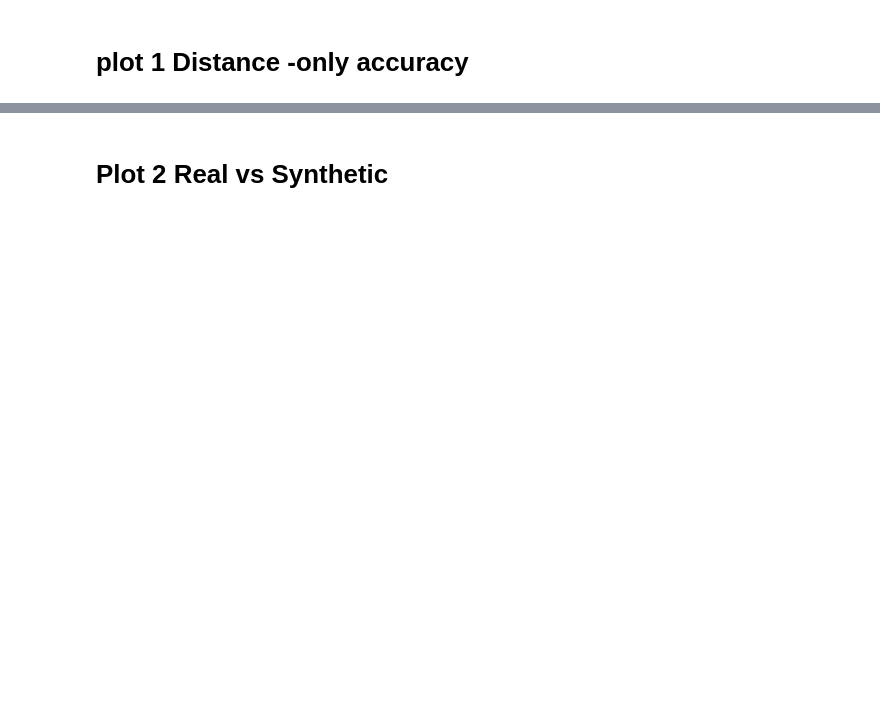
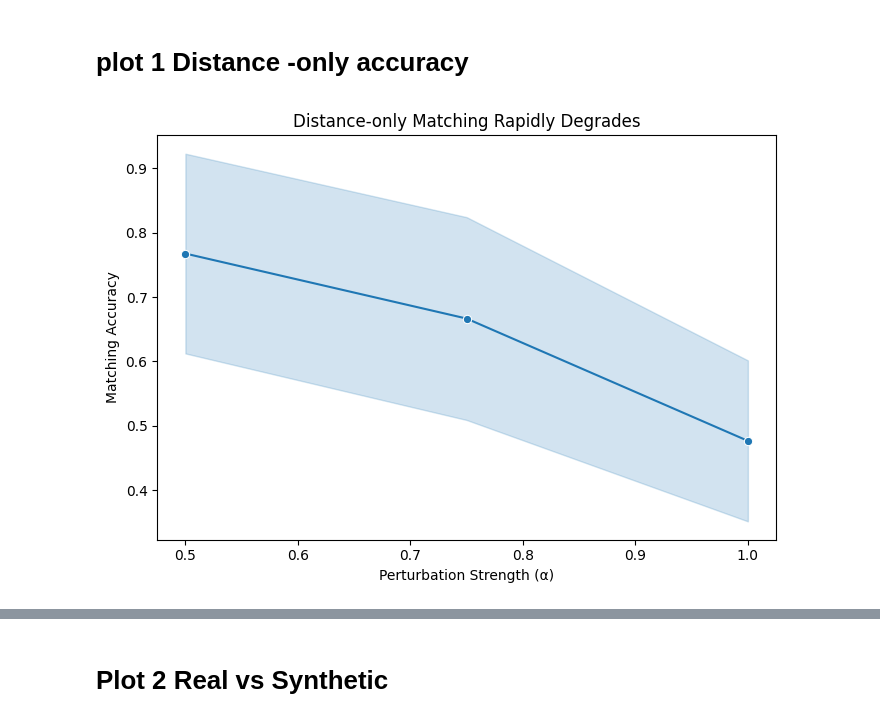
Before and after one commit to yoshiakiyam/HINGE-Histology-and-gene-guided-cell-matching-ensemble, a Jupyter notebook: 6_presentation_plots.ipynb, the cells around one changed output, grey strips where cells are left out. Drawn from its saved outputs; the diff is of its cells as text; code cells hidden in the pictures; blank space fills up the shorter version.

```diff
--- a/6_presentation_plots.ipynb
+++ b/6_presentation_plots.ipynb
@@ -138,28 +155,31 @@ os.makedirs(plot_dir, exist_ok=True)
 # %%
 import seaborn as sns
 import matplotlib.pyplot as plt
 
 dist_df = accuracy_df[
-    accuracy_df["strategy"]=="A_distance"
+    (accuracy_df["strategy"] == "A_distance") &
+    (accuracy_df["alpha"] <= 1.0)
 ]
 
 plt.figure(figsize=(7,5))
 
 sns.lineplot(
     data=dist_df,
     x="alpha",
-    y="acc_eval",
+    y="accuracy_eval",
     errorbar="sd",
     marker="o"
 )
 
 plt.ylabel("Matching Accuracy")
 plt.xlabel("Perturbation Strength (α)")
 plt.title("Distance-only Matching Rapidly Degrades")
 plt.tight_layout()
 
 plt.savefig(
     f"{plot_dir}/Fig1_distance_only_accuracy.png",
     dpi=300,
     bbox_inches="tight"
 )
+# %% [output]
+[figure, added]
```
Also changed, not shown: parts of 20 cells of this notebook.
